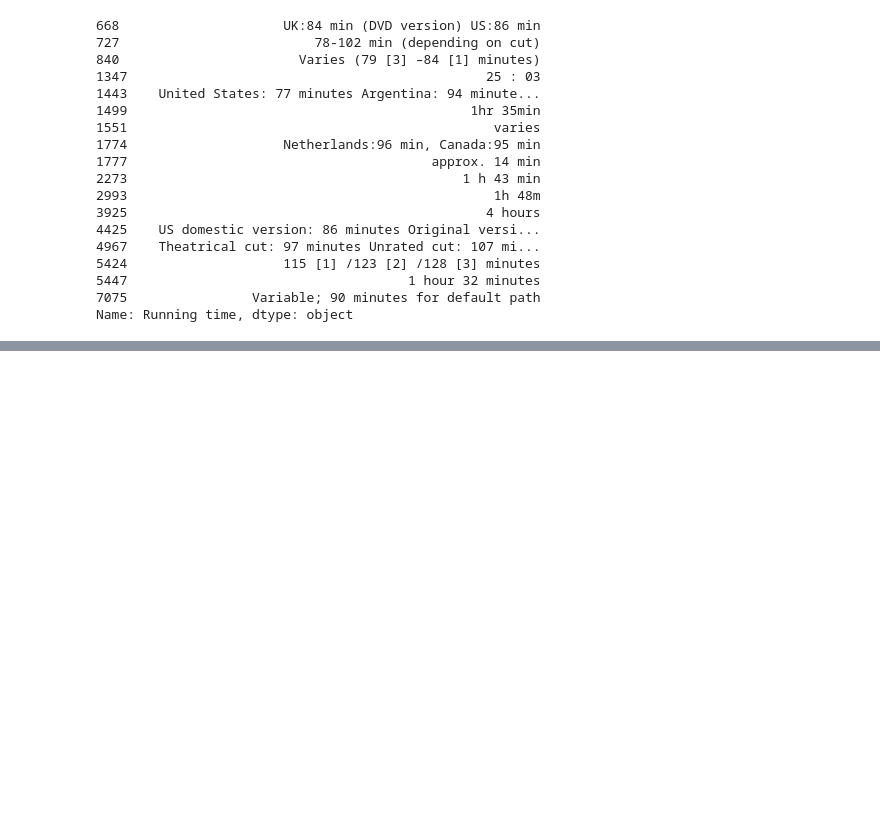
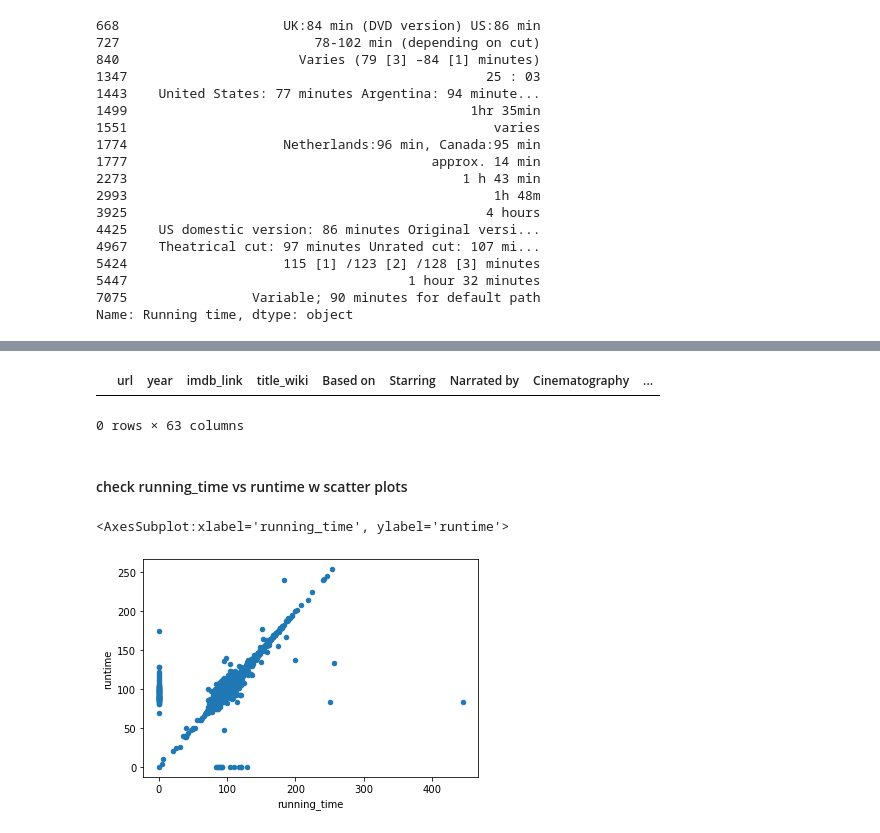
Before and after one commit to aberloro/Movies_ETL, a Jupyter notebook: Phase1/Module8.ipynb, the cells around one changed output, grey strips where cells are left out. Cells and saved outputs as stored; diff of their text form; code cells hidden in the pictures; blank space fills up the shorter version.

Commit message:
merge kaggle and wiki data

```diff
--- a/Phase1/Module8.ipynb
+++ b/Phase1/Module8.ipynb
@@ -975,0 +978,6 @@ Name: rating, dtype: float64
+# %%
+#merge and add suffixes on redundant columns
+movies_df = pd.merge(wiki_movies_df, kaggle_metadata, on='imdb_id', suffixes=['_wiki','_kaggle'])
+
+#check to see redundant columns
+sorted(movies_df.columns.to_list())
@@ -975,0 +1032,8 @@ Name: rating, dtype: float64
+# %%
+#both look good, w Kaggle more consistent
+#confirm non missing from kaggle
+# Show any rows where title_kaggle is empty
+movies_df[(movies_df['title_kaggle'] == '') | (movies_df['title_kaggle'].isnull())]
+# %% [output]
+|  | url | year | imdb_link | title_wiki | Based on | Starring | Narrated by | Cinematography | ... |
+0 rows × 63 columns
@@ -975,0 +1053,8 @@ Name: rating, dtype: float64
+# %% [markdown]
+#### check running_time vs runtime w scatter plots
+# %%
+#fill in missing values with zero and make the scatter plot
+movies_df.fillna(0).plot(x='running_time', y='runtime', kind='scatter')
+# %% [output]
+<AxesSubplot:xlabel='running_time', ylabel='runtime'>
+[figure, added]
```
Also changed, not shown: parts of 62 cells of this notebook.
